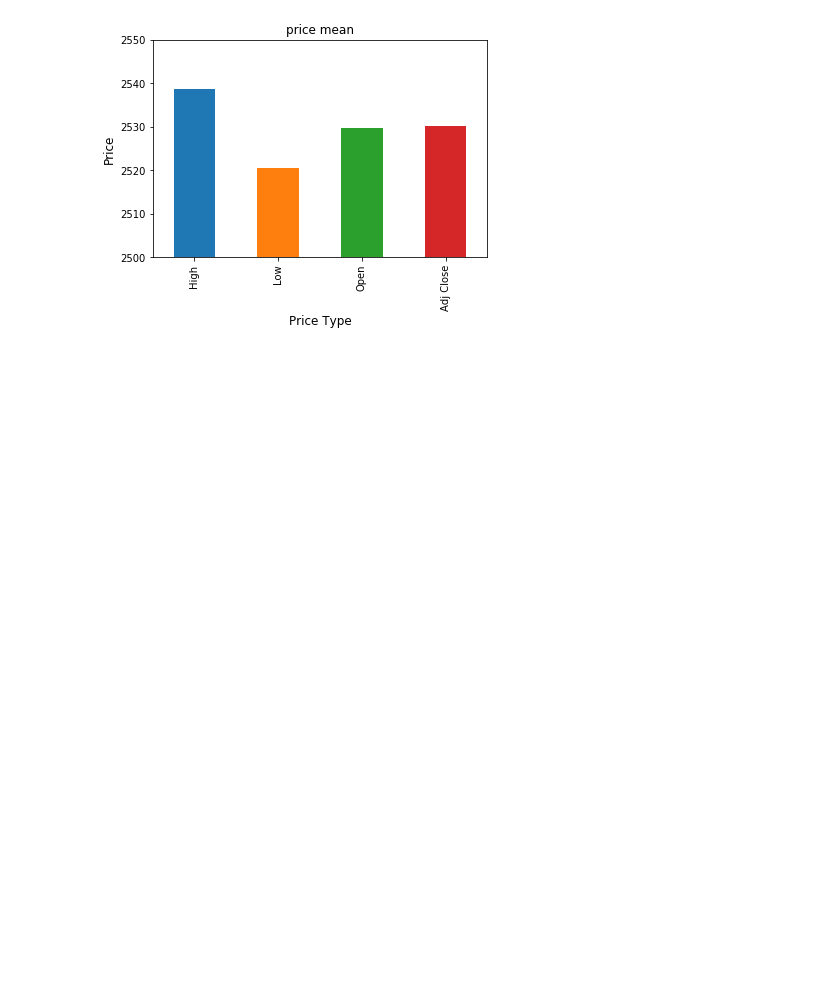
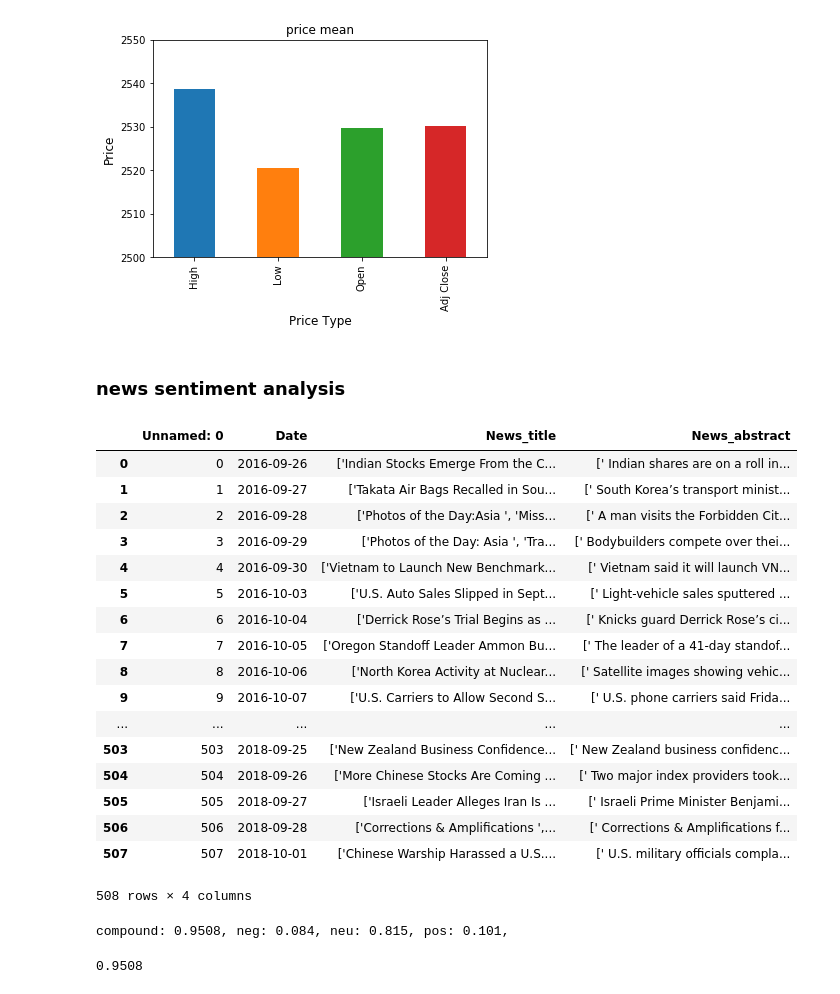
Before and after one commit to Rocket-101/RocketProject, a Jupyter notebook: xiaoya_rocketproject.ipynb, the cells around one changed output. Cells and saved outputs as stored; diff of their text form; code cells hidden in the pictures; blank space fills up the shorter version.

```diff
--- a/xiaoya_rocketproject.ipynb
+++ b/xiaoya_rocketproject.ipynb
@@ -71,3 +81,40 @@ plt.ylim(2500, 2550)
 plt.show()
 # %% [output]
 [figure]
+# %% [markdown]
+### news sentiment analysis
+# %%
+news = pd.read_csv('WSJ_news.csv')
+news_title = news['News_title']
+news
+# %% [output]
+|  | Unnamed: 0 | Date | News_title | News_abstract |
+| 0 | 0 | 2016-09-26 | ['Indian Stocks Emerge From the C... | [' Indian shares are on a roll in... |
+| 1 | 1 | 2016-09-27 | ['Takata Air Bags Recalled in Sou... | [' South Korea’s transport minist... |
+| 2 | 2 | 2016-09-28 | ['Photos of the Day:Asia ', 'Miss... | [' A man visits the Forbidden Cit... |
+| 3 | 3 | 2016-09-29 | ['Photos of the Day: Asia ', 'Tra... | [' Bodybuilders compete over thei... |
+| 4 | 4 | 2016-09-30 | ['Vietnam to Launch New Benchmark... | [' Vietnam said it will launch VN... |
+| 5 | 5 | 2016-10-03 | ['U.S. Auto Sales Slipped in Sept... | [' Light-vehicle sales sputtered ... |
+| 6 | 6 | 2016-10-04 | ['Derrick Rose’s Trial Begins as ... | [' Knicks guard Derrick Rose’s ci... |
+| 7 | 7 | 2016-10-05 | ['Oregon Standoff Leader Ammon Bu... | [' The leader of a 41-day standof... |
+| 8 | 8 | 2016-10-06 | ['North Korea Activity at Nuclear... | [' Satellite images showing vehic... |
+| 9 | 9 | 2016-10-07 | ['U.S. Carriers to Allow Second S... | [' U.S. phone carriers said Frida... |
+| ... | ... | ... | ... | ... |
+| 503 | 503 | 2018-09-25 | ['New Zealand Business Confidence... | [' New Zealand business confidenc... |
+| 504 | 504 | 2018-09-26 | ['More Chinese Stocks Are Coming ... | [' Two major index providers took... |
+| 505 | 505 | 2018-09-27 | ['Israeli Leader Alleges Iran Is ... | [' Israeli Prime Minister Benjami... |
+| 506 | 506 | 2018-09-28 | ['Corrections & Amplifications ',... | [' Corrections & Amplifications f... |
+| 507 | 507 | 2018-10-01 | ['Chinese Warship Harassed a U.S.... | [' U.S. military officials compla... |
+508 rows × 4 columns
+# %%
+sid = SentimentIntensityAnalyzer()
+message_text = news_title[0]
+scores = sid.polarity_scores(message_text)
+
+for key in sorted(scores):
+    print('{0}: {1}, '.format(key, scores[key]), end='')
+
+scores['compound']
+# %% [output]
+compound: 0.9508, neg: 0.084, neu: 0.815, pos: 0.101,
+0.9508
```
Also changed, not shown: parts of 6 cells of this notebook.
